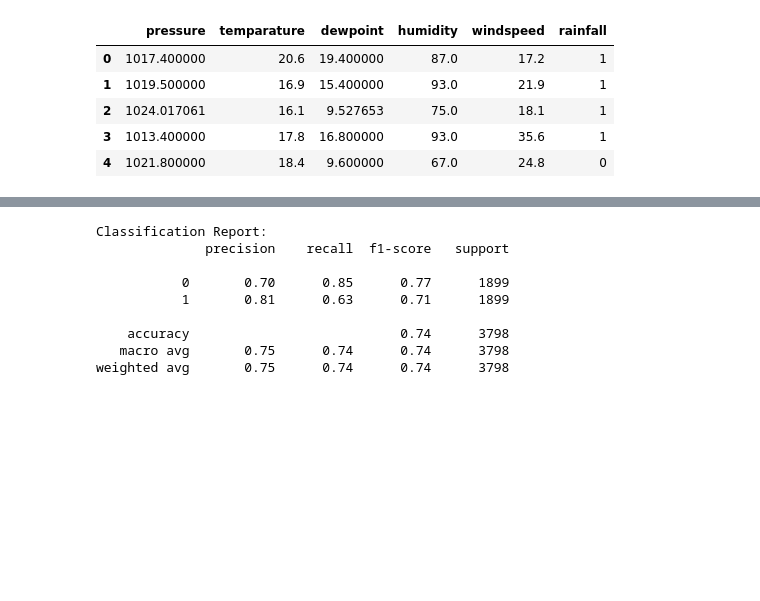
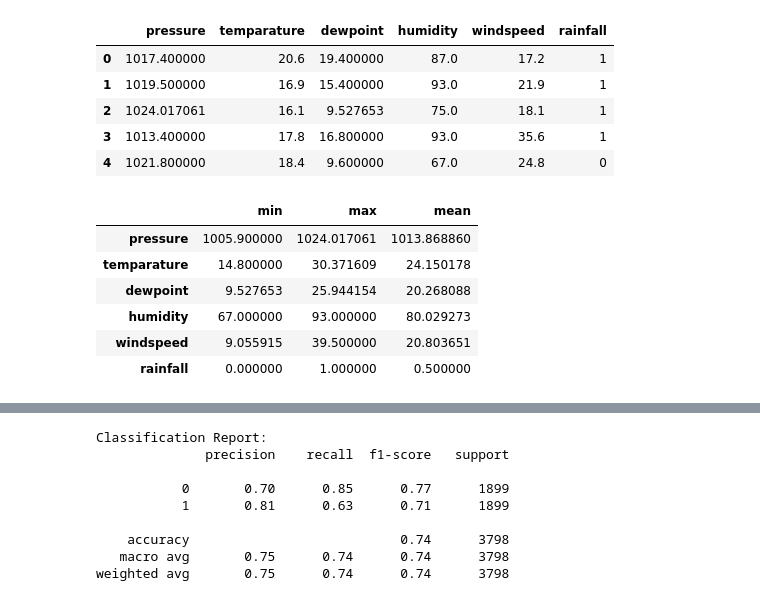
Before and after one commit to ukassu/RSBP-RainPrediction, a Jupyter notebook: main.ipynb, the cells around one changed output, grey strips where cells are left out. Saved outputs shown, nothing was run; the diff lists cells and outputs as text; code cells hidden in the pictures; blank space fills up the shorter version.

```diff
--- a/main.ipynb
+++ b/main.ipynb
@@ -40,6 +40,17 @@ df_train.head()
 | 2 | 1024.017061 | 16.1 | 9.527653 | 75.0 | 18.1 | 1 |
 | 3 | 1013.400000 | 17.8 | 16.800000 | 93.0 | 35.6 | 1 |
 | 4 | 1021.800000 | 18.4 | 9.600000 | 67.0 | 24.8 | 0 |
+# %%
+# Cek minimum value, maximum value, average value dari setiap kolom numerik
+df_train.describe().T[['min', 'max', 'mean']]
+# %% [output]
+|  | min | max | mean |
+| pressure | 1005.900000 | 1024.017061 | 1013.868860 |
+| temparature | 14.800000 | 30.371609 | 24.150178 |
+| dewpoint | 9.527653 | 25.944154 | 20.268088 |
+| humidity | 67.000000 | 93.000000 | 80.029273 |
+| windspeed | 9.055915 | 39.500000 | 20.803651 |
+| rainfall | 0.000000 | 1.000000 | 0.500000 |
 # %%
 def fuzzify4(value,
              poor_min, poor_max,
```
Also changed, not shown: parts of 1 cell of this notebook, 1 other file.
